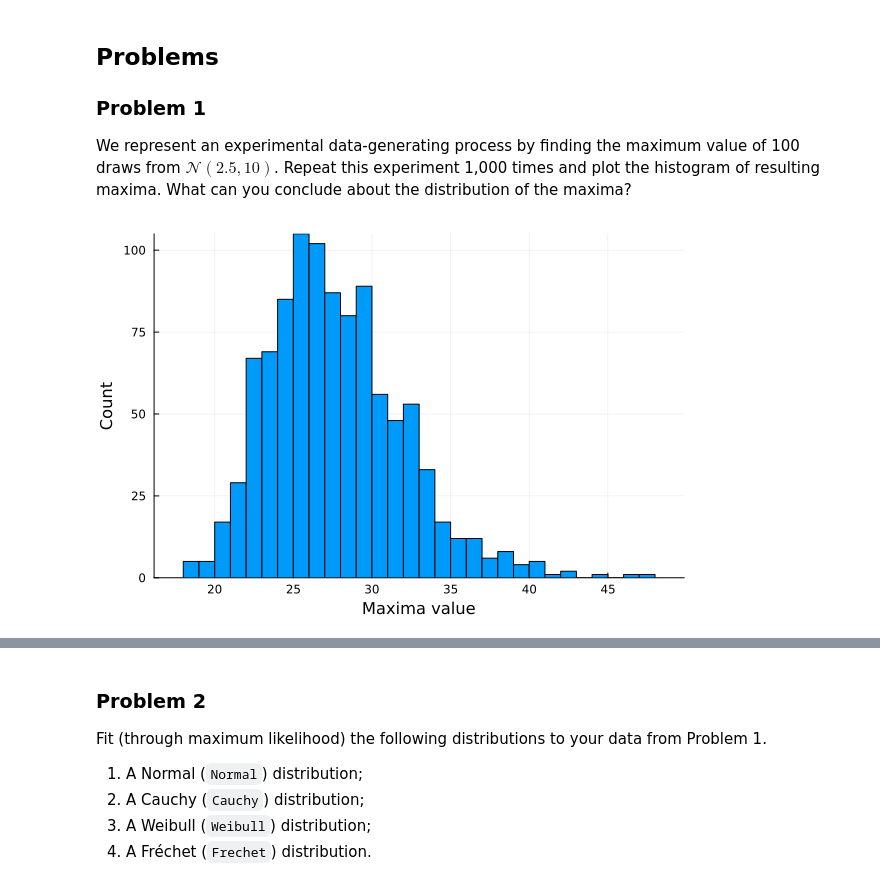
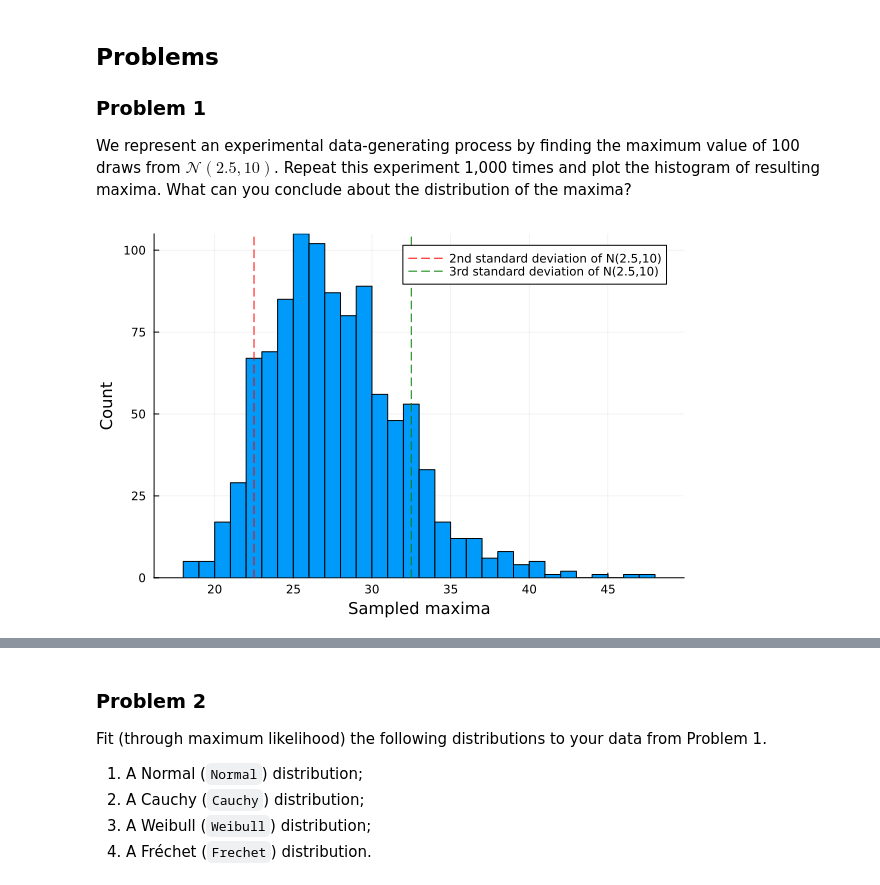
Before and after one commit to anthonynic28/ex_week04_BEE5850, a Jupyter notebook: ex04.ipynb, the cells around one changed output, grey strips where cells are left out. Drawn from its saved outputs; the diff is of its cells as text; code cells hidden in the pictures.

```diff
--- a/ex04.ipynb
+++ b/ex04.ipynb
@@ -62,7 +62,12 @@ for _ in 1:1000 # repeat 1000 times
     push!(maxima_list, maxima) # record maximum value
 end
 # %%
-histogram(maxima_list, legend=:false, bins=50,
-    xlabel="Maxima value", ylabel="Count")
+histogram(maxima_list, legend=:true, bins=50, label="")
+xlabel!("Sampled maxima")
+ylabel!("Count")
+vline!([mean(normal_dist) + 2std(normal_dist)],
+    line=:dash, color=:red, label="2nd standard deviation of N(2.5,10)")
+vline!([mean(normal_dist) + 3std(normal_dist)],
+    line=:dash, color=:green, label="3rd standard deviation of N(2.5,10)")
 # %% [output]
-[figure, old version]
+[figure, new version]
```
Also changed, not shown: parts of 3 cells of this notebook.
